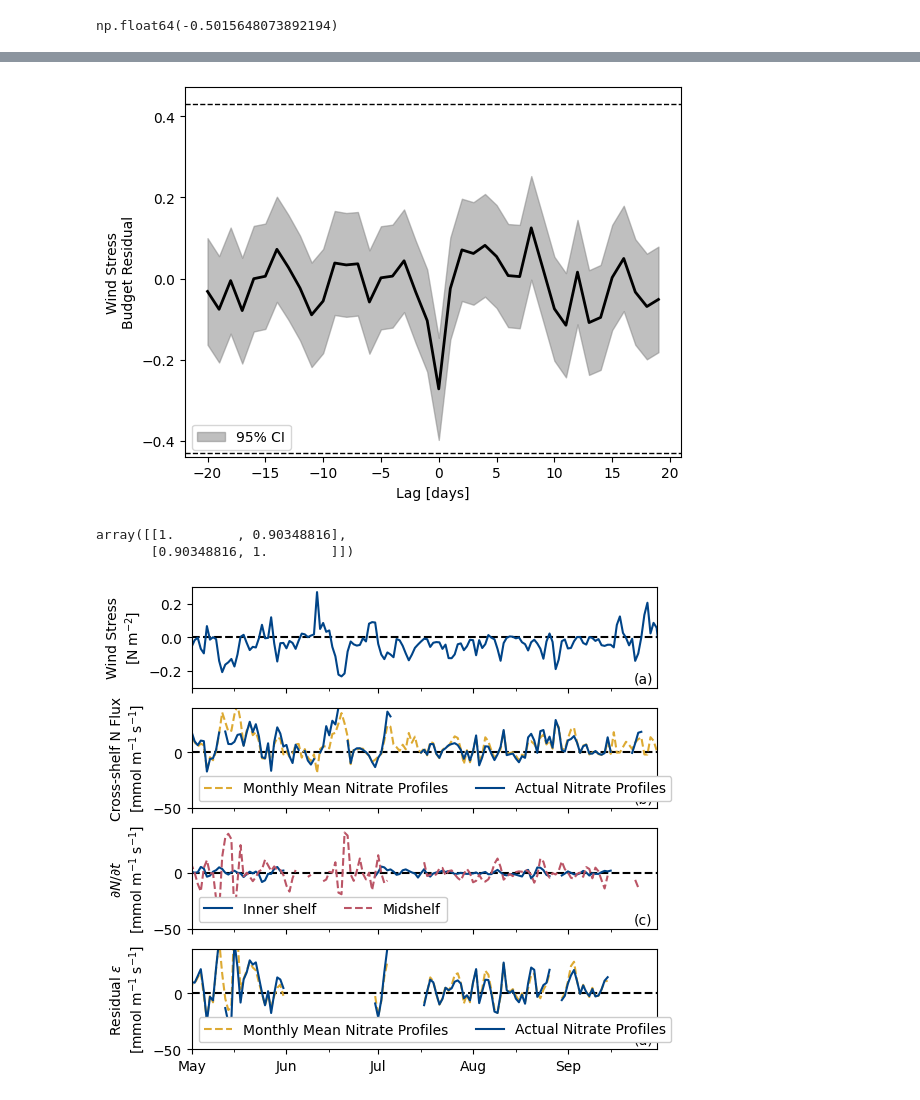
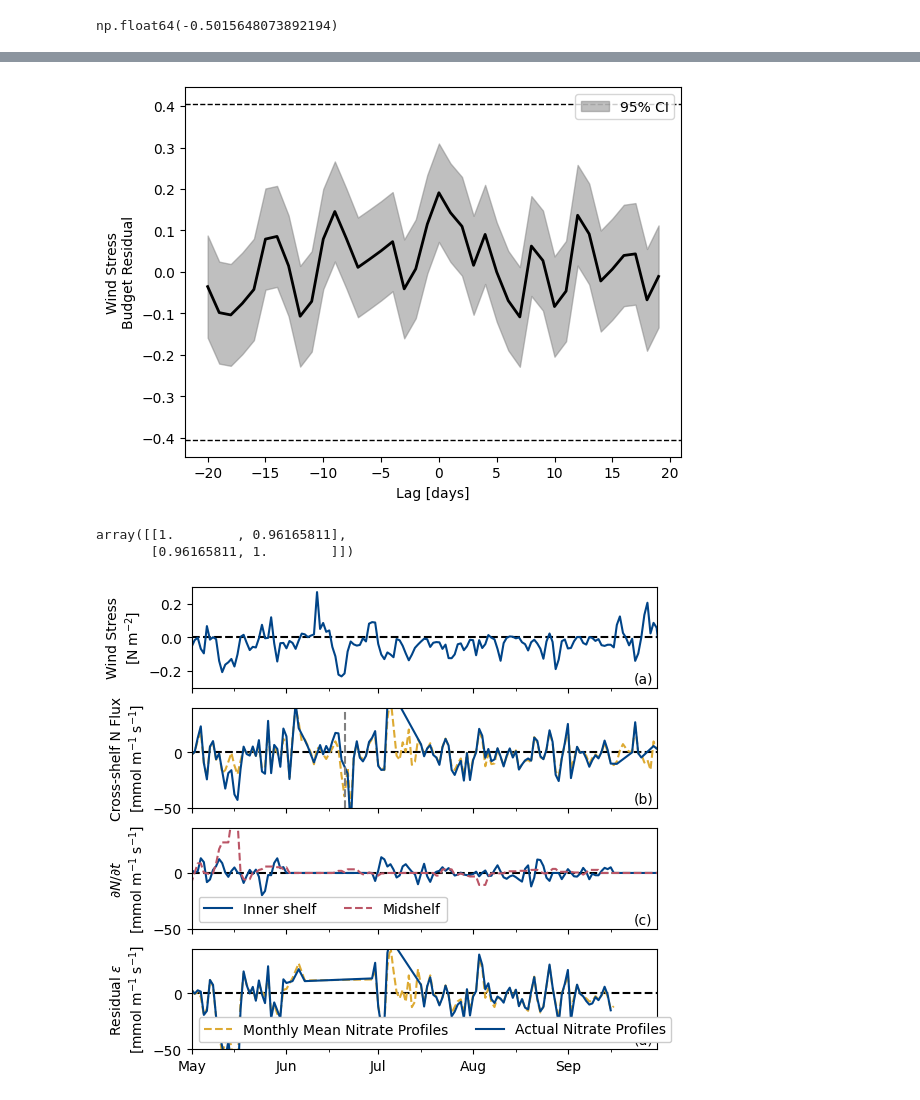
Before and after one commit to andrew-s28/shelf-nitrate-response-to-upwelling, a Jupyter notebook: notebooks/nitrate_budget.ipynb, the cells around one changed output, grey strips where cells are left out. Drawn from its saved outputs; the diff is of its cells as text; code cells hidden in the pictures.

```diff
--- a/notebooks/nitrate_budget.ipynb
+++ b/notebooks/nitrate_budget.ipynb
@@ -25,5 +26,6 @@ VEL_PATH = (
     DATA_DIR
     / "NH10_Mooring_Data/nh10_hourly_data_1997_2021_rotated_filtered_streamwise.nc"
 )
+GEBCO_PATH = list(Path(DATA_DIR / "GEBCO/").glob("*.nc"))
 
-VELOCITY_VARIABLE = "cs"  # cs for cross-shelf with depth mean subtraced; cs_proj for cross-shelf projected by McCabe et al 2015
+VELOCITY_VARIABLE = "cs_proj"  # cs for cross-shelf with depth mean subtraced; cs_proj for cross-shelf projected by McCabe et al 2015
@@ -322,7 +451,11 @@ temp_flux, temp_inner, temp_mid = xr.align(
 tdelay = np.arange(-20, 20)
 flux_dndt_lag_correlation, confint, n = lagged_correlation(
     wind.coare_y,
-    (temp_flux - temp_inner.dndt * 7000 / 2 - temp_mid.dndt * 13000 / 2),
+    (
+        temp_flux
+        - temp_inner["dndt_volume_integrated"]
+        - temp_mid["dndt_volume_integrated"]
+    ),
     tdelay,
 )
 
@@ -335,22 +468,18 @@ plot_correlations(
     ylabel="Wind Stress\nBudget Residual",
 )
 # %% [output]
-[figure, old version]
+[figure, new version]
-# %%
-midshelf_nitrate_flux_depth_integrated = (
-    midshelf_nitrate_flux_depth_integrated.resample(time="1D").mean()
-)
 # %%
 # correlation between nitrate flux calculated using in situ vs monthly mean mid shelf nitrate
 temp_flux, temp_monthly_flux = xr.align(
-    velocity_flux.nitrate_flux_depth_integrated,
+    midshelf_nitrate_flux_depth_integrated_monthly,
     midshelf_nitrate_flux_depth_integrated,
 )
 mask = ~np.isnan(temp_flux) & ~np.isnan(temp_monthly_flux)
 np.corrcoef(temp_flux[mask], temp_monthly_flux[mask])
 # %% [output]
-array([[1.        , 0.90348816],
-       [0.90348816, 1.        ]])
+array([[1.        , 0.96165811],
+       [0.96165811, 1.        ]])
 # %%
 fig, axs = plt.subplots(4, 1, sharex=True, figsize=(6, 6))
 # fig.suptitle("2021 Wind and Nitrate Budget Time Series", fontsize=20)
@@ -376,8 +505,8 @@ axs[0].set_ylabel("Wind Stress\n[$\\mathsf{N \\; m^{-2}}$]")
 
 axs[1].axhline(0, ls="--", color="black")
 axs[1].plot(
-    velocity_flux["time"],
-    velocity_flux["nitrate_flux_depth_integrated"],
+    midshelf_nitrate_flux_depth_integrated_monthly["time"],
+    midshelf_nitrate_flux_depth_integrated_monthly,
     label="Monthly Mean Nitrate Profiles",
     color="#DDAA33",
     ls="--",
@@ -390,19 +519,19 @@ axs[1].plot(
 )
 axs[1].set_ylim(-50, 40)
 axs[1].set_ylabel("Cross-shelf N Flux\n[$\\mathsf{mmol \\; m^{-1} \\; s^{-1}}$]")
-axs[1].legend(facecolor="white", frameon=True, framealpha=1, ncols=2, loc="lower left")
-
+# axs[1].legend(facecolor="white", frameon=True, framealpha=1, ncols=2, loc="lower left")
+axs[1].axvline(np.datetime64("2021-06-20"), color="gray", ls="--")
 
 axs[2].axhline(0, ls="--", color="black")
 axs[2].plot(
     inner_nitrate.time,
-    inner_nitrate.dndt * 7000 / 2,
+    inner_nitrate["dndt_volume_integrated"],
     color="#004488",
     label="Inner shelf",
 )
 axs[2].plot(
     midshelf_nitrate.time,
-    midshelf_nitrate.dndt * 13000 / 2,
+    midshelf_nitrate["dndt_volume_integrated_filtered"],
     c="#BB5566",
     label="Midshelf",
     ls="--",
@@ -414,13 +543,17 @@ axs[2].legend(facecolor="white", frameon=True, framealpha=1, ncols=2, loc="lower
 
 axs[3].axhline(0, ls="--", color="black")
 temp_flux, temp_inner, temp_mid = xr.align(
-    velocity_flux.nitrate_flux_depth_integrated,
+    midshelf_nitrate_flux_depth_integrated_monthly,
     inner_nitrate.dropna("depth", how="all"),
     midshelf_nitrate.dropna("depth", how="all"),
 )
 axs[3].plot(
     temp_flux.time,
-    (temp_flux - temp_inner.dndt * 7000 / 2 - temp_mid.dndt * 13000 / 2),
+    (
+        temp_flux
+        - temp_inner["dndt_volume_integrated"]
+        - temp_mid["dndt_volume_integrated_filtered"]
+    ),
     label="Monthly Mean Nitrate Profiles",
     color="#DDAA33",
     ls="--",
@@ -428,32 +561,36 @@ axs[3].plot(
 temp_flux, temp_inner, temp_mid = xr.align(
     midshelf_nitrate_flux_depth_integrated,
     inner_nitrate.dropna("depth", how="all"),
     midshelf_nitrate.dropna("depth", how="all"),
 )
 axs[3].plot(
     temp_flux.time,
-    (temp_flux - temp_inner.dndt * 7000 / 2 - temp_mid.dndt * 13000 / 2),
+    (
+        temp_flux
+        - temp_inner["dndt_volume_integrated"]
+        - temp_mid["dndt_volume_integrated_filtered"]
+    ),
     label="Actual Nitrate Profiles",
     color="#004488",
 )
 axs[3].set_ylim(-50, 40)
 axs[3].set_ylabel("Residual $\\epsilon$\n[$\\mathsf{mmol \\; m^{-1} \\; s^{-1}}$]")
 axs[3].legend(facecolor="white", frameon=True, framealpha=1, ncols=2, loc="lower left")
 axs[3].xaxis.set_major_formatter(mdates.DateFormatter("%b"))
 axs[3].xaxis.set_major_locator(mdates.MonthLocator())
 axs[3].xaxis.set_minor_locator(mdates.MonthLocator(bymonthday=15))
 
 
 axs[0].annotate("(a)", xy=(0.95, 0.05), xycoords="axes fraction", fontsize=10)
 axs[1].annotate("(b)", xy=(0.95, 0.05), xycoords="axes fraction", fontsize=10)
 axs[2].annotate("(c)", xy=(0.95, 0.05), xycoords="axes fraction", fontsize=10)
 axs[3].annotate("(d)", xy=(0.95, 0.05), xycoords="axes fraction", fontsize=10)
 # axs[3].tick_params(axis='x', which='major', labelsize=10)
 
 plt.savefig(
     FIGURES_DIR / "manuscript/2021_nbudget.pdf",
     format="pdf",
     bbox_inches="tight",
 )
 # %% [output]
-[figure, old version]
+[figure, new version]
```
Also changed, not shown: parts of 16 cells of this notebook, 1 other file.
